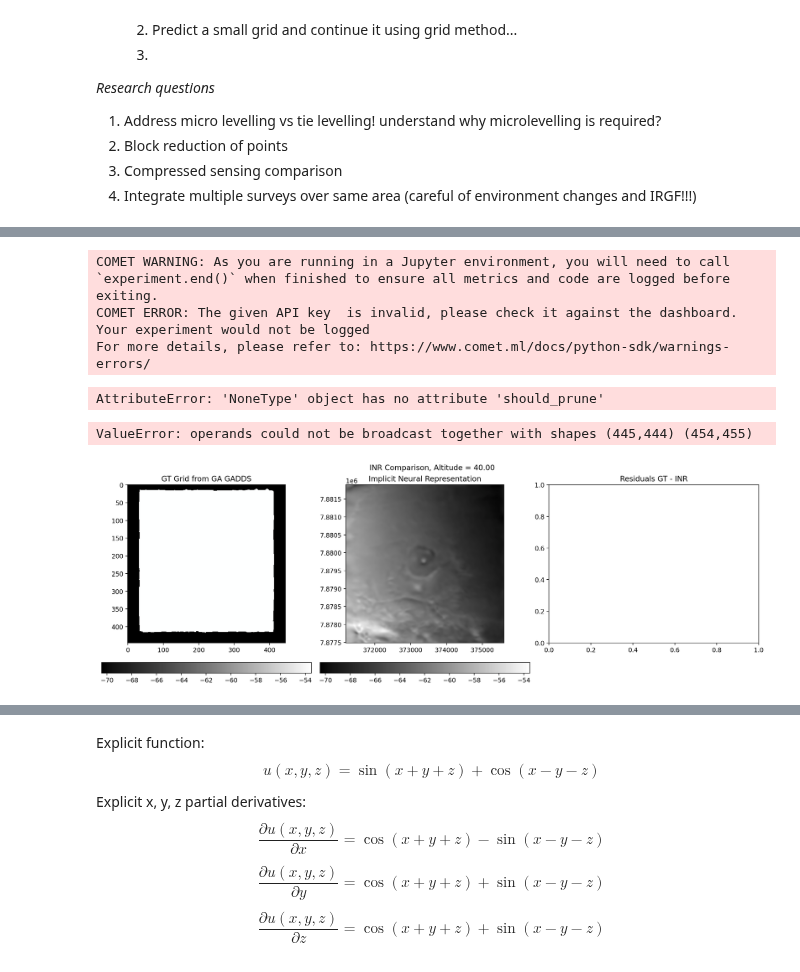
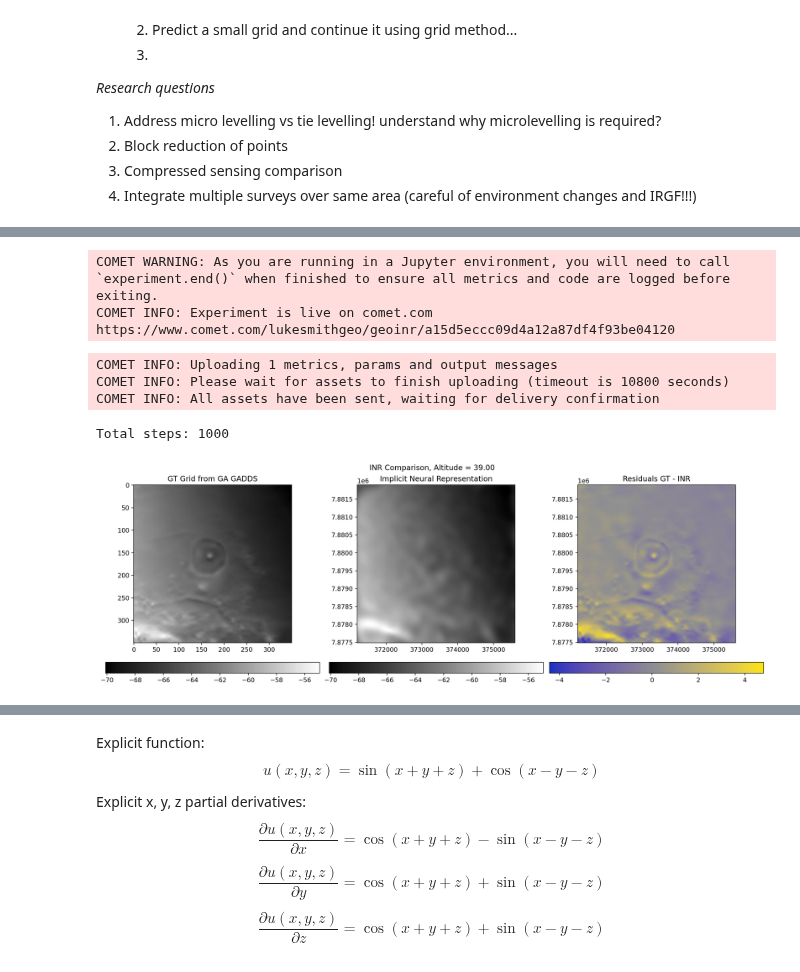
Before and after one commit to LSgeo/ImplicitGeo, a Jupyter notebook: GeoINR3D_optimiser.ipynb, the cells around one changed output, grey strips where cells are left out. Cells and saved outputs as stored; diff of their text form; code cells hidden in the pictures.

```diff
--- a/GeoINR3D_optimiser.ipynb
+++ b/GeoINR3D_optimiser.ipynb
@@ -204,22 +217,24 @@ def run_experiment(f, dataloaders: dict, opt: dict):
     print(f"Total steps: {step}")
     return f
 # %%
-rloss_Sigma = 1e-3 * abs(
-    (1 / (max(dataset.var_ranges["x"]) - min(dataset.var_ranges["x"])))
-)
-n_samples = int(0.1 * dataset.u.shape[0])
+# rloss_Sigma = 1e-3 * abs(
+#     (1 / (max(dataset.var_ranges["x"]) - min(dataset.var_ranges["x"])))
+# )
 
 train_opts = dict(
     total_epochs=1_000,  # 00,
-    batch_size=25_000,  # 2_048_000,  # 1M for 12 GB
-    initial_lr=5e-4,
+    batch_size=100_000,  # 2_048_000,  # 1M for 12 GB
+    initial_lr=5e-5,
     nonlinearity="sinusoidal",
     hidden_layers=4,
-    weight_rloss=0,  # 1e-4,
-    rloss_Sigma=rloss_Sigma,  # Scaled per x width
-    n_samples=n_samples,  # 10% samples for RLoss
+    weight_rloss=0.1,  # 1e-4,
+    rloss_Sigma=1e-6,  # Scaled per x width
+    n_samples=int(0.1 * dataset.u.shape[0]),  # 10% samples for RLoss
+    wire_omega_0=10,
+    wire_sigma=10,
     device="cuda",
     use_amp=False,
+    gt_tiff=tifffile.imread(gtt_path)
 )
 
 train_dataloader = geoinr.batcheddatasets.BatchingDataloader(
@@ -234,7 +249,7 @@ val_dataloader = geoinr.batcheddatasets.BatchingDataloader(
     pin_memory=True,
 )
 
-if "sinusoidal" in train_opts["nonlinearity"]:
+if train_opts["nonlinearity"] in ["sinusoidal", "siren"]:
     comet_tags = ["SIREN"]
     model = Siren(
         in_features=3,
@@ -252,22 +267,24 @@ elif "wire" in train_opts["nonlinearity"]:
         out_features=1,
         hidden_features=256,
         hidden_layers=train_opts["hidden_layers"],
-        first_omega_0=train_opts["omega_0"],  # first Frequency of sinusoid
-        hidden_omega_0=train_opts["omega_0"],  # hidden Frequency of sinusoid
-        scale=train_opts["sigma"],  # Sigma of Guassian
+        first_omega_0=train_opts["wire_omega_0"],  # first Frequency of sinusoid
+        hidden_omega_0=train_opts["wire_omega_0"],  # hidden Frequency of sinusoid
+        scale=train_opts["wire_sigma"],  # Sigma of Guassian
         pos_encode=False,
         sidelength=None,  # only for pos_encode
     )
 
 f = model.to(device, non_blocking=True)
 
-batched_inr = run_experiment(
+inr = run_experiment(
     f,
     {"train": train_dataloader, "val": val_dataloader},
     train_opts,
 )
 # %% [output]
 COMET WARNING: As you are running in a Jupyter environment, you will need to call `experiment.end()` when finished to ensure all metrics and code are logged before exiting.
-COMET ERROR: The given API key  is invalid, please check it against the dashboard. Your experiment would not be logged
-For more details, please refer to: https://www.comet.ml/docs/python-sdk/warnings-errors/
+COMET INFO: Experiment is live on comet.com https://www.comet.com/lukesmithgeo/geoinr/a15d5eccc09d4a12a87df4f93be04120
-AttributeError: 'NoneType' object has no attribute 'should_prune'
+COMET INFO: Uploading 1 metrics, params and output messages
+COMET INFO: Please wait for assets to finish uploading (timeout is 10800 seconds)
+COMET INFO: All assets have been sent, waiting for delivery confirmation
+Total steps: 1000
@@ -274,44 +316,43 @@ AttributeError: 'NoneType' object has no attribute 'should_prune'
 # %%
 # Set up parameters for querying
+gtt = tifffile.imread(gtt_path)
 normalise_fn = dataset.normalise
 unnormalise_fn = dataset.unnormalise
 
-shape = gtt.shape
-altitude = 40  # dataset.ncd.variables["altitude"][:].mean()
+shape = (gtt.shape[1], gtt.shape[0], 1)
+altitude = 39  # dataset.ncd.variables["altitude"][:].mean()
 z_mod = normalise_fn(altitude, "z")
 altitude = unnormalise_fn(z_mod, "z")
 
 extent = [
     unnormalise_fn(dataset.extent[0], "x"),
     unnormalise_fn(dataset.extent[1], "x"),
     unnormalise_fn(dataset.extent[2], "y"),
     unnormalise_fn(dataset.extent[3], "y"),
 ]
 
-gtt = tifffile.imread(gtt_path)
 ax_args = dict(cmap=cc.cm.CET_L1)
 
 u = query_inr_batched(
-    batched_inr,
+    inr,
     shape=shape,
     chunksize=1_024_000,
     z_mod=z_mod,
     # x_vec=torch.linspace(dataset.extent[0], dataset.extent[1], steps=shape[0]),
     # y_vec=torch.linspace(dataset.extent[2], dataset.extent[3], steps=shape[1]),
     # z_vec = normalise_fn(torch.linspace(40, 60, steps=shape[2]), "z")
 )
 u = unnormalise_fn(u, "u")
 
 fig = plt_inr(
     u.squeeze(),
     altitude,
     extent=extent,
     ax_args=ax_args,
-    z_slice=0,
     gt_grid=gtt,
     figsize=(15, 5),
+    cropping=(50, 400),
     dpi=200,
 )
 # %% [output]
-ValueError: operands could not be broadcast together with shapes (445,444) (454,455)
-[figure, old version]
+[figure, new version]
```
Also changed, not shown: parts of 19 cells of this notebook, 2 other files.
